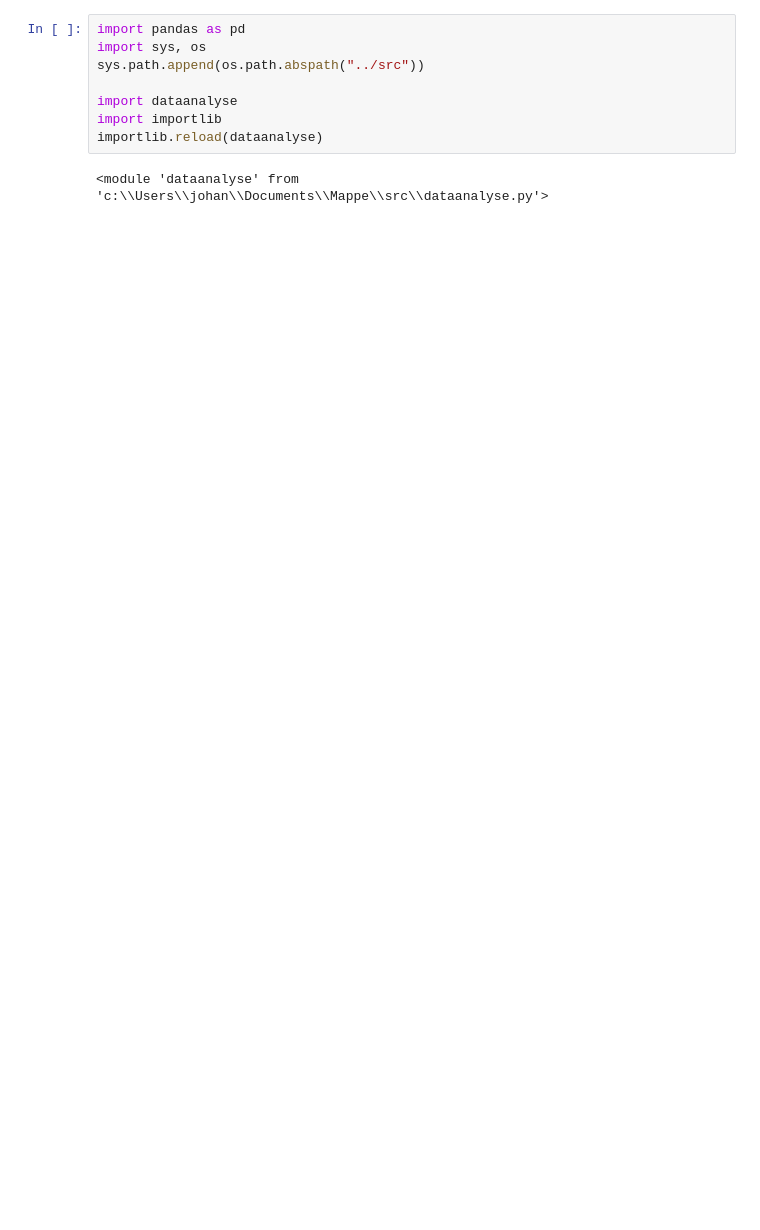
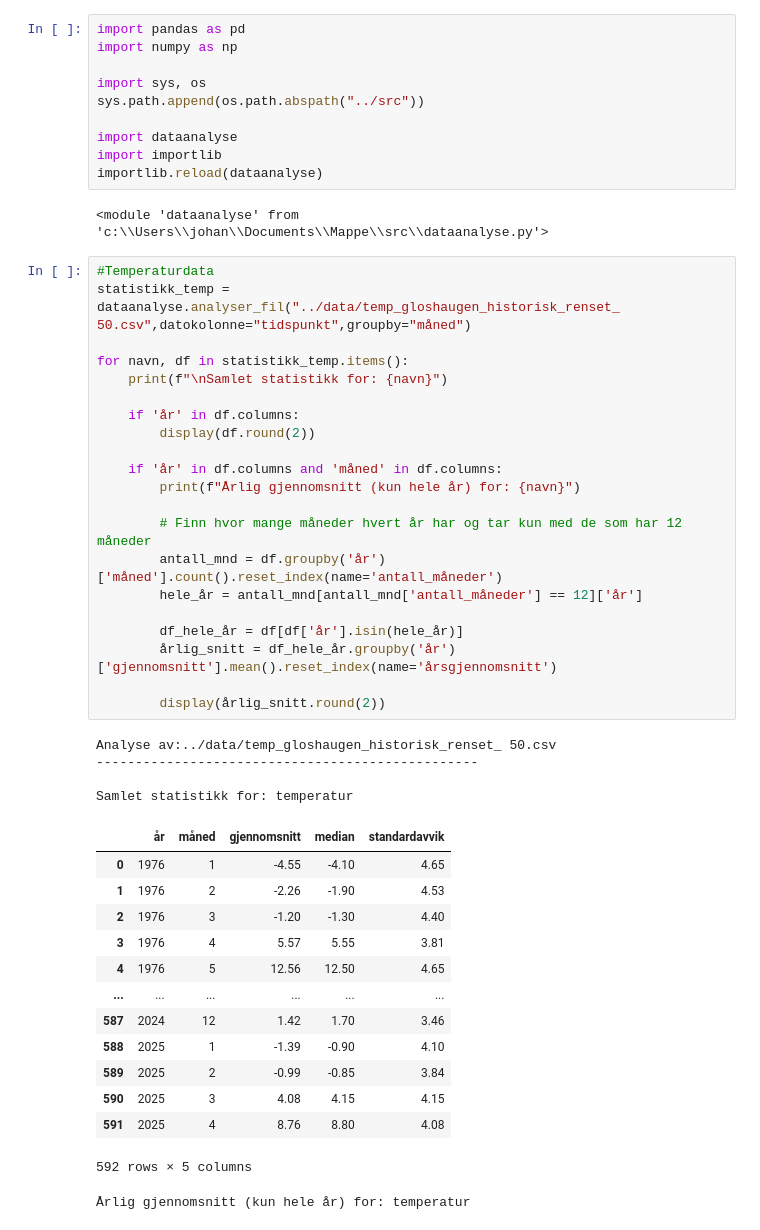
Before and after one commit to idunnbh/Mappe, a Jupyter notebook: notebooks/dataanalyse.ipynb, the cells around one changed output. Drawn from its saved outputs; the diff is of its cells as text; blank space fills up the shorter version.

```diff
--- a/notebooks/dataanalyse.ipynb
+++ b/notebooks/dataanalyse.ipynb
@@ -1,5 +1,7 @@
 # %%
 import pandas as pd
+import numpy as np
+
 import sys, os
 sys.path.append(os.path.abspath("../src"))
 
@@ -8,3 +10,43 @@ import importlib
 importlib.reload(dataanalyse)
 # %% [output]
 <module 'dataanalyse' from 'c:\\Users\\johan\\Documents\\Mappe\\src\\dataanalyse.py'>
+# %%
+#Temperaturdata
+statistikk_temp = dataanalyse.analyser_fil("../data/temp_gloshaugen_historisk_renset_ 50.csv",datokolonne="tidspunkt",groupby="måned")
+
+for navn, df in statistikk_temp.items():
+    print(f"\nSamlet statistikk for: {navn}")
+
+    if 'år' in df.columns:
+        display(df.round(2))
+
+    if 'år' in df.columns and 'måned' in df.columns:
+        print(f"Årlig gjennomsnitt (kun hele år) for: {navn}")
+
+        # Finn hvor mange måneder hvert år har og tar kun med de som har 12 måneder
+        antall_mnd = df.groupby('år')['måned'].count().reset_index(name='antall_måneder')
+        hele_år = antall_mnd[antall_mnd['antall_måneder'] == 12]['år']
+
+        df_hele_år = df[df['år'].isin(hele_år)]
+        årlig_snitt = df_hele_år.groupby('år')['gjennomsnitt'].mean().reset_index(name='årsgjennomsnitt')
+
+        display(årlig_snitt.round(2))
+# %% [output]
+Analyse av:../data/temp_gloshaugen_historisk_renset_ 50.csv
+-------------------------------------------------
+
+Samlet statistikk for: temperatur
+|  | år | måned | gjennomsnitt | median | standardavvik |
+| 0 | 1976 | 1 | -4.55 | -4.10 | 4.65 |
+| 1 | 1976 | 2 | -2.26 | -1.90 | 4.53 |
+| 2 | 1976 | 3 | -1.20 | -1.30 | 4.40 |
+| 3 | 1976 | 4 | 5.57 | 5.55 | 3.81 |
+| 4 | 1976 | 5 | 12.56 | 12.50 | 4.65 |
+| ... | ... | ... | ... | ... | ... |
+| 587 | 2024 | 12 | 1.42 | 1.70 | 3.46 |
+| 588 | 2025 | 1 | -1.39 | -0.90 | 4.10 |
+| 589 | 2025 | 2 | -0.99 | -0.85 | 3.84 |
+| 590 | 2025 | 3 | 4.08 | 4.15 | 4.15 |
+| 591 | 2025 | 4 | 8.76 | 8.80 | 4.08 |
+592 rows × 5 columns
+Årlig gjennomsnitt (kun hele år) for: temperatur
```
Also changed, not shown: parts of 14 cells of this notebook, 1 other file.
